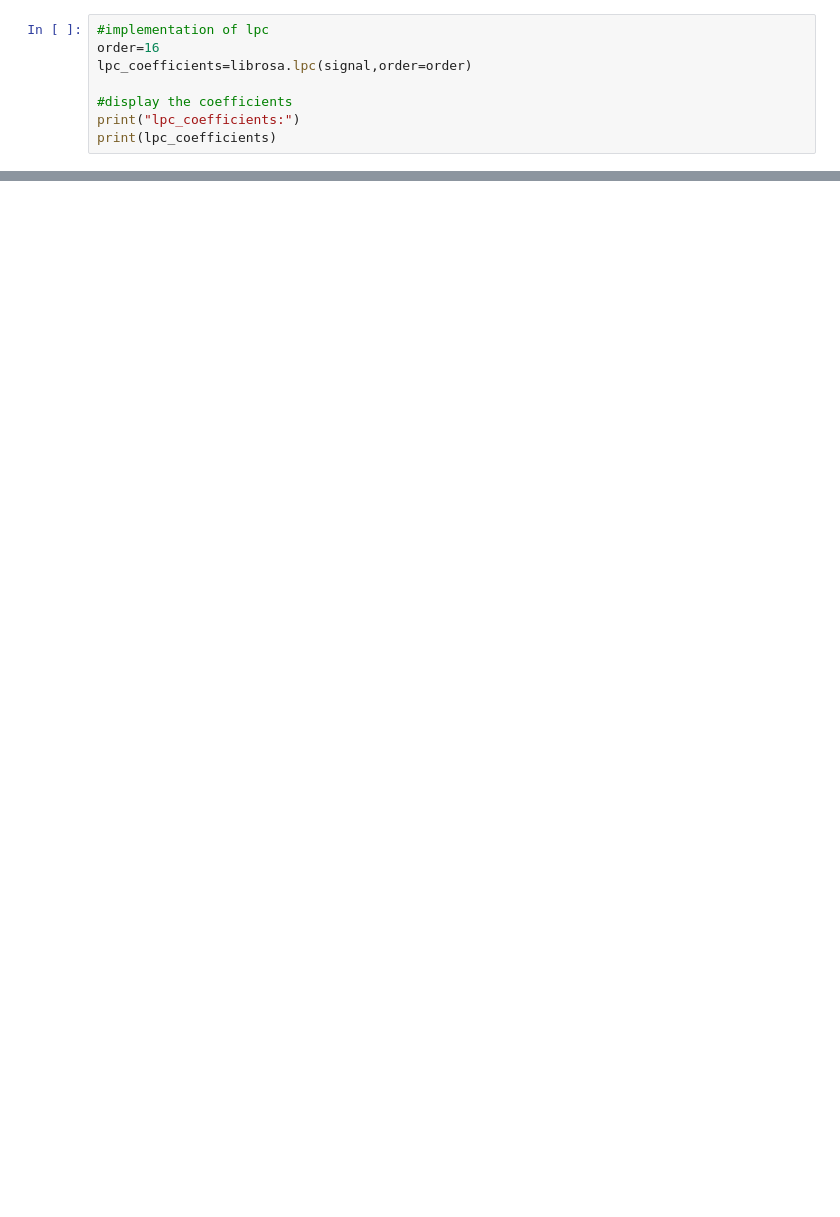
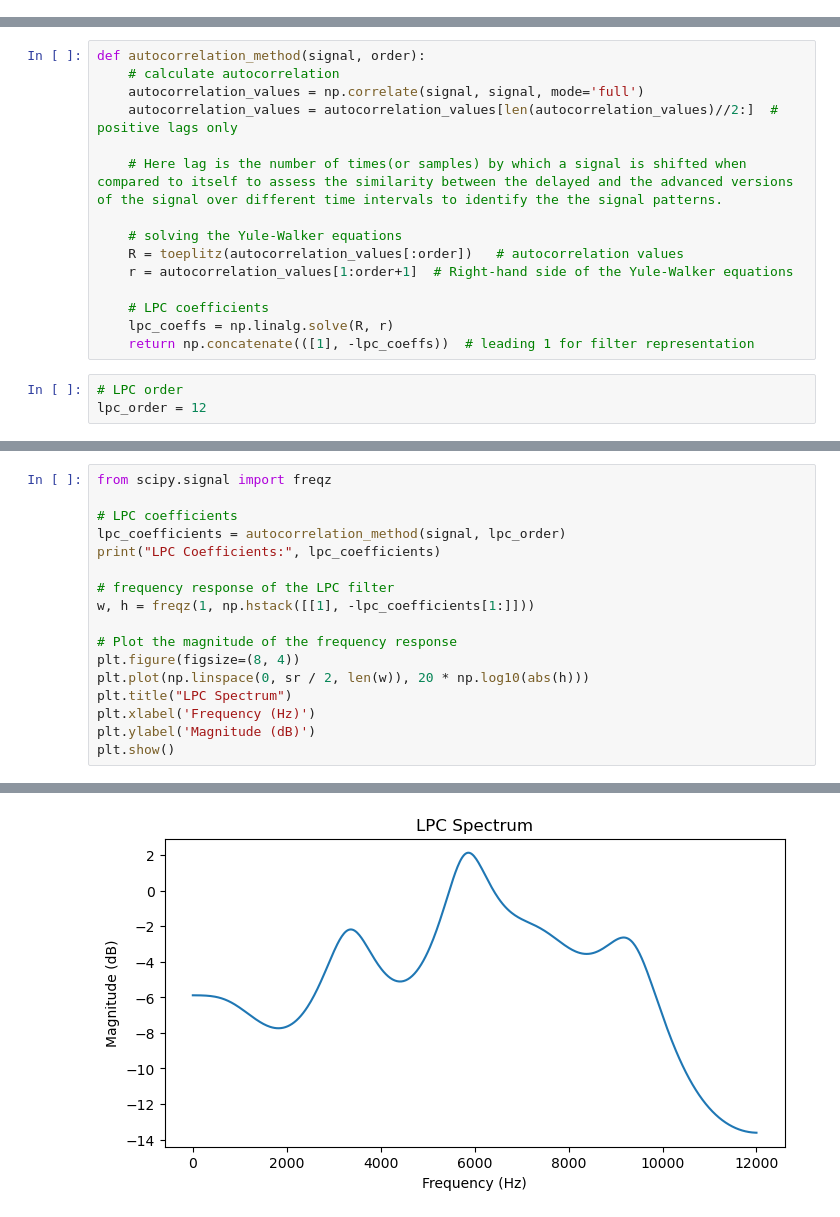
Before and after one commit to issacridhin/Speech_Processing, a Jupyter notebook: 2348546_Lab4_SPR.ipynb, the cells around one changed output, grey strips where cells are left out. Cells and saved outputs as stored; diff of their text form; blank space fills up the shorter version.

```diff
--- a/2348546_Lab4_SPR.ipynb
+++ b/2348546_Lab4_SPR.ipynb
@@ -185,8 +2,0 @@ implementation of lpc using librosa library
-# %%
-#implementation of lpc
-order=16
-lpc_coefficients=librosa.lpc(signal,order=order)
-
-#display the coefficients
-print("lpc_coefficients:")
-print(lpc_coefficients)
@@ -208,0 +53,18 @@ plt.legend()
+# %%
+def autocorrelation_method(signal, order):
+    # calculate autocorrelation
+    autocorrelation_values = np.correlate(signal, signal, mode='full')
+    autocorrelation_values = autocorrelation_values[len(autocorrelation_values)//2:]  # positive lags only
+
+    # Here lag is the number of times(or samples) by which a signal is shifted when compared to itself to assess the similarity between the delayed and the advanced versions of the signal over different time intervals to identify the the signal patterns.
+
+    # solving the Yule-Walker equations
+    R = toeplitz(autocorrelation_values[:order])   # autocorrelation values
+    r = autocorrelation_values[1:order+1]  # Right-hand side of the Yule-Walker equations
+
+    # LPC coefficients
+    lpc_coeffs = np.linalg.solve(R, r)
+    return np.concatenate(([1], -lpc_coeffs))  # leading 1 for filter representation
+# %%
+# LPC order
+lpc_order = 12
@@ -208,0 +88,18 @@ plt.legend()
+# %%
+from scipy.signal import freqz
+
+# LPC coefficients
+lpc_coefficients = autocorrelation_method(signal, lpc_order)
+print("LPC Coefficients:", lpc_coefficients)
+
+# frequency response of the LPC filter
+w, h = freqz(1, np.hstack([[1], -lpc_coefficients[1:]]))
+
+# Plot the magnitude of the frequency response
+plt.figure(figsize=(8, 4))
+plt.plot(np.linspace(0, sr / 2, len(w)), 20 * np.log10(abs(h)))
+plt.title("LPC Spectrum")
+plt.xlabel('Frequency (Hz)')
+plt.ylabel('Magnitude (dB)')
+plt.show()
+# %% [output]
@@ -208,0 +109 @@ plt.legend()
+[figure, added]
```
Also changed, not shown: parts of 34 cells of this notebook.
